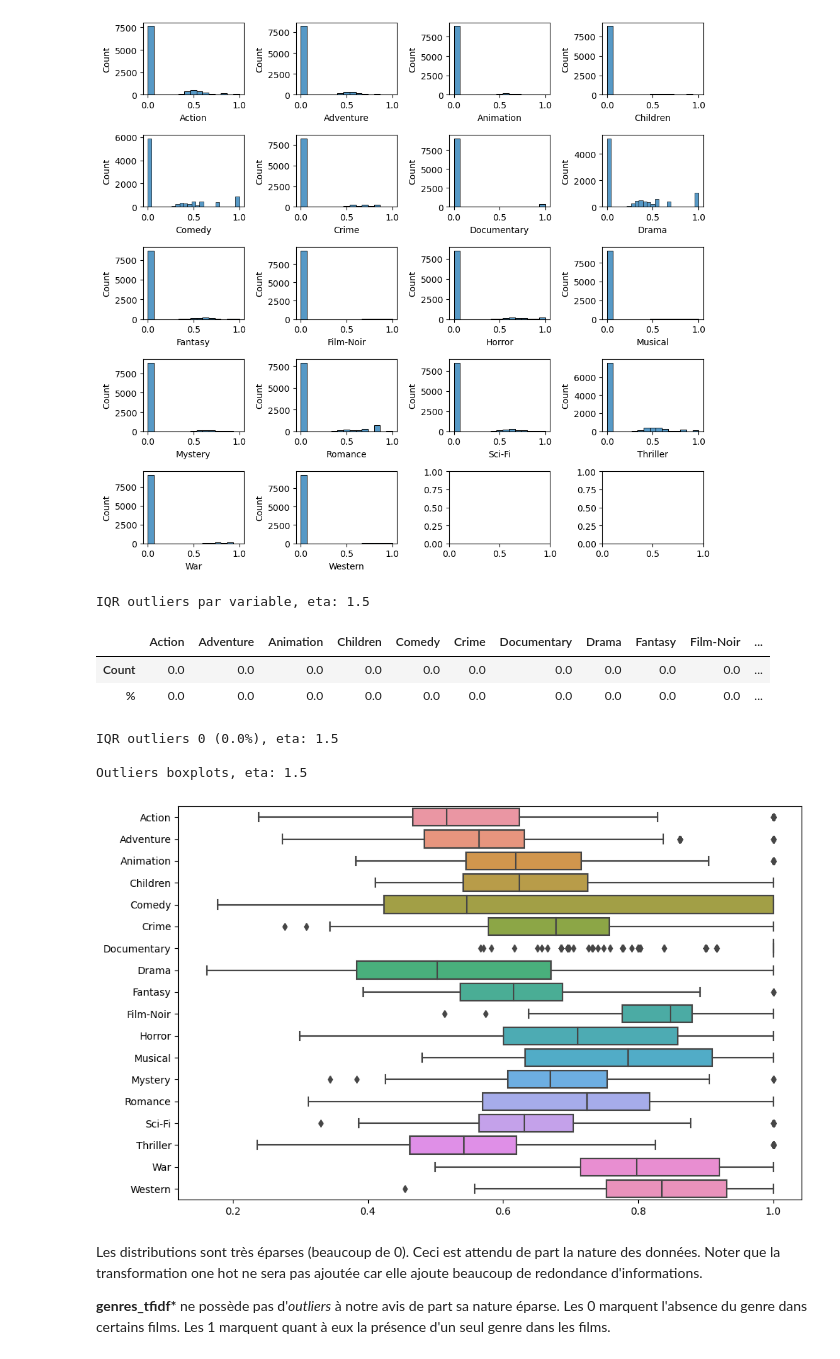
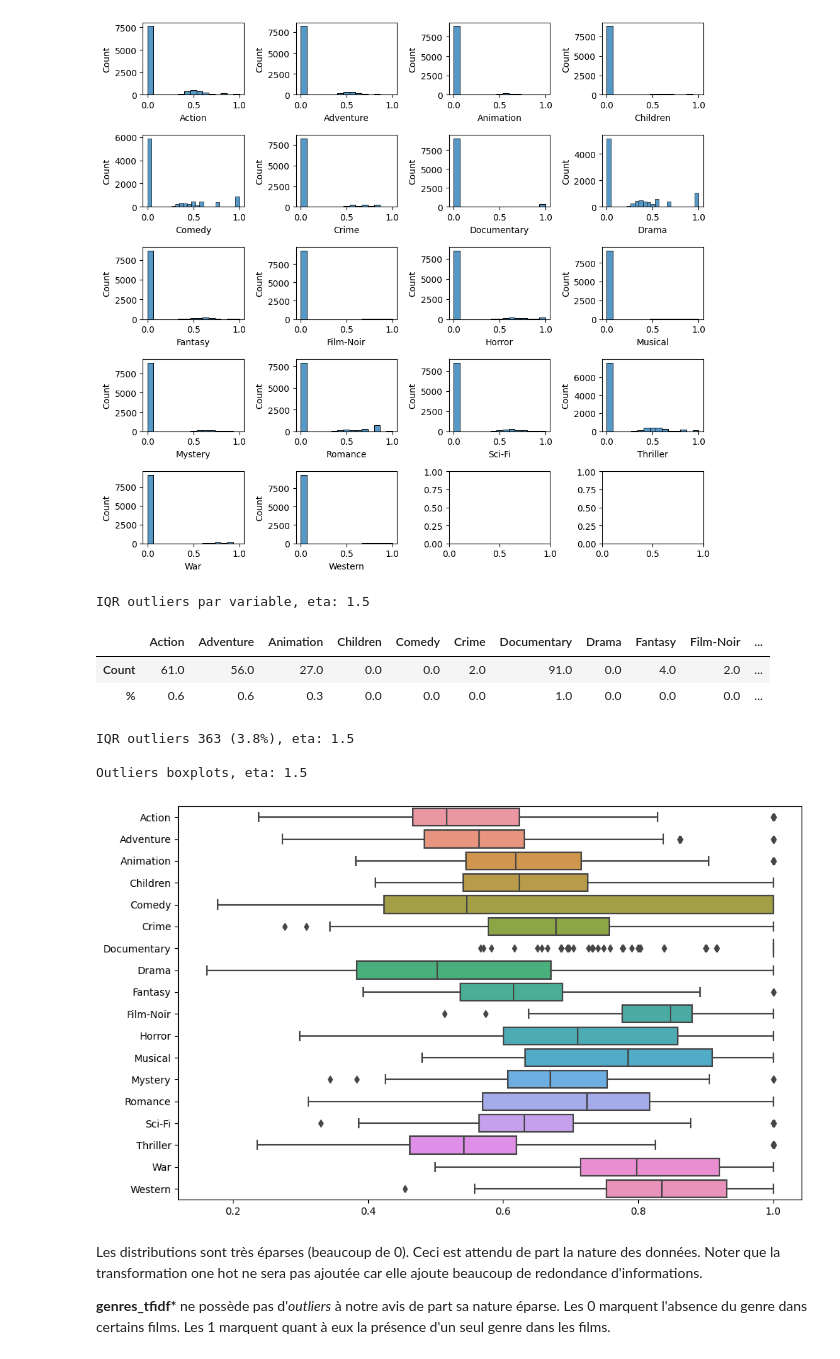
Before and after one commit to jfgagnon00/MovieLens, a Jupyter notebook: A56.ipynb, the cells around one changed output. Drawn from its saved outputs; the diff is of its cells as text; code cells hidden in the pictures.

```diff
--- a/A56.ipynb
+++ b/A56.ipynb
@@ -1221,19 +1283,19 @@ Distributions genres tf-idf
 # %%
 #
 # retirer les 0 pour visualiser les genres_tfidf*
 #
-data_tmp = genres_tf_idf_vanilla_df
+data_tmp = genres_tf_idf_vanilla_df.sparse.to_dense()
 data_tmp = data_tmp[data_tmp > 0]
 clstr.show_outliers_iqr(data_tmp,
                         eta=1.5,
                         boxlists=[data_tmp.columns],
                         figsize=(10, 6));
 # %% [output]
 IQR outliers par variable, eta: 1.5
 |  | Action | Adventure | Animation | Children | Comedy | Crime | Documentary | Drama | Fantasy | Film-Noir | ... |
-| Count | 0.0 | 0.0 | 0.0 | 0.0 | 0.0 | 0.0 | 0.0 | 0.0 | 0.0 | 0.0 | ... |
-| % | 0.0 | 0.0 | 0.0 | 0.0 | 0.0 | 0.0 | 0.0 | 0.0 | 0.0 | 0.0 | ... |
+| Count | 61.0 | 56.0 | 27.0 | 0.0 | 0.0 | 2.0 | 91.0 | 0.0 | 4.0 | 2.0 | ... |
+| % | 0.6 | 0.6 | 0.3 | 0.0 | 0.0 | 0.0 | 1.0 | 0.0 | 0.0 | 0.0 | ... |
-IQR outliers 0 (0.0%), eta: 1.5
+IQR outliers 363 (3.8%), eta: 1.5
 
 Outliers boxplots, eta: 1.5
 [figure]
```
Also changed, not shown: parts of 15 cells of this notebook.
